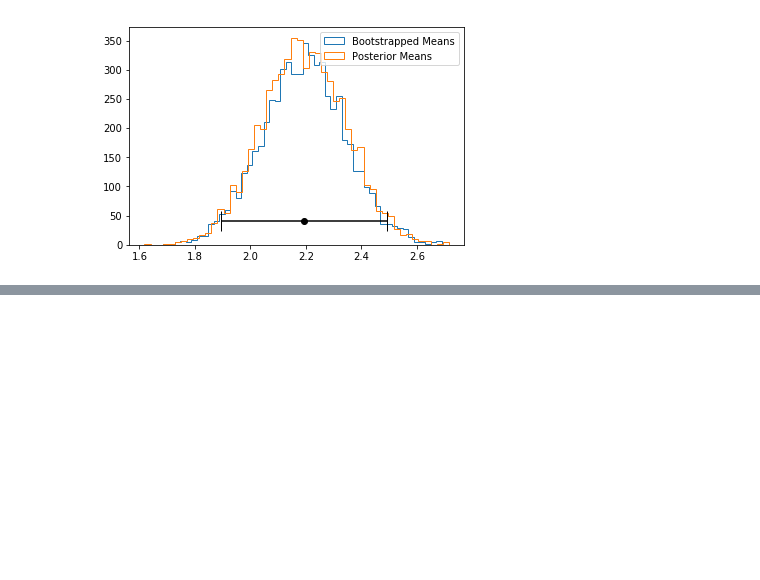
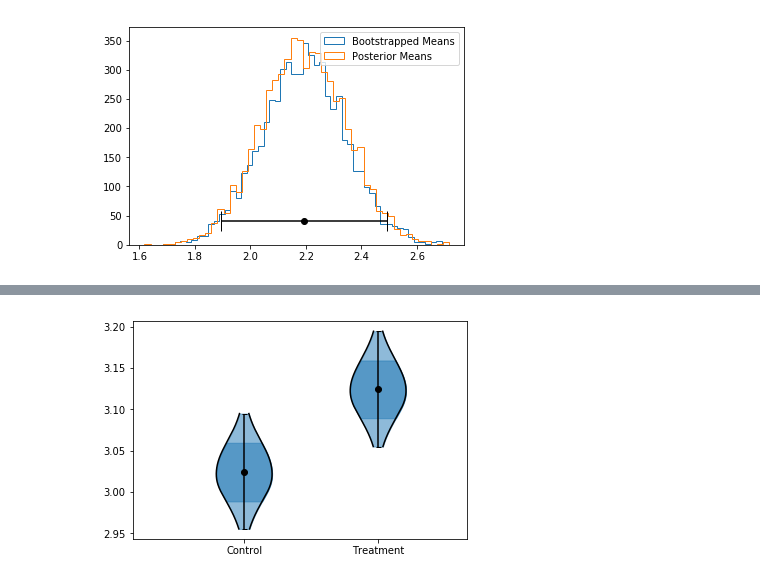
Before and after one commit to nickdelgrosso/ErrorBarsTalk, a Jupyter notebook: ConfidenceInStatisticsTalk.ipynb, the cells around one changed output, grey strips where cells are left out. Saved outputs shown, nothing was run; the diff lists cells and outputs as text; code cells hidden in the pictures; blank space fills up the shorter version.

```diff
--- a/ConfidenceInStatisticsTalk.ipynb
+++ b/ConfidenceInStatisticsTalk.ipynb
@@ -180,0 +209,8 @@ plt.legend();
+# %%
+show_bars = True
+fig, ax = plt.subplots()
+plot_catseye(0, data, show_bars=show_bars, scale=0.5, ax=ax)
+plot_catseye(1.2, data + 0.1, show_bars=show_bars, scale=0.5, ax=ax)
+ax.set(xlim=(-1, 2), xticks=[0, 1.2], xticklabels=['Control', 'Treatment']);
+# %% [output]
+[figure, added]
```
Also changed, not shown: parts of 14 cells of this notebook, 2 other files.
